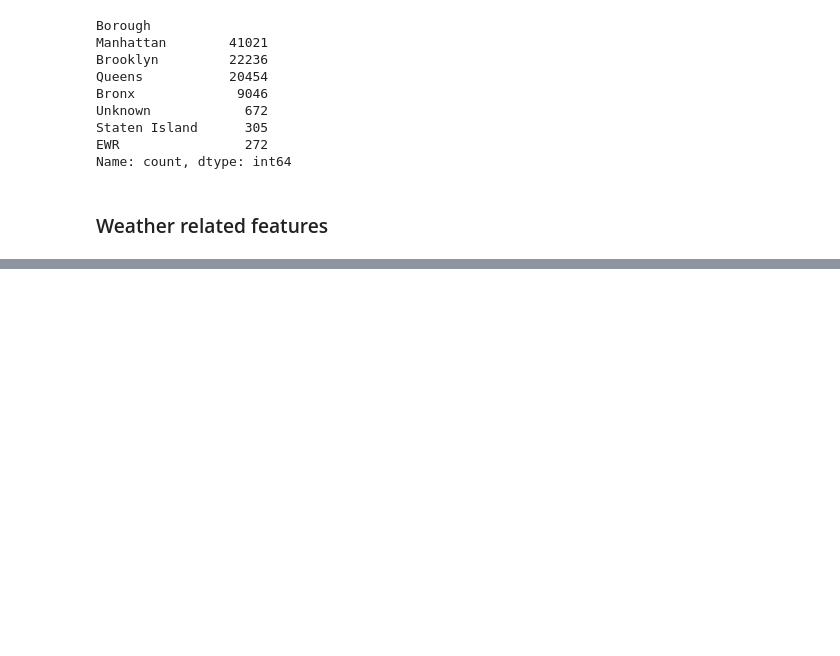
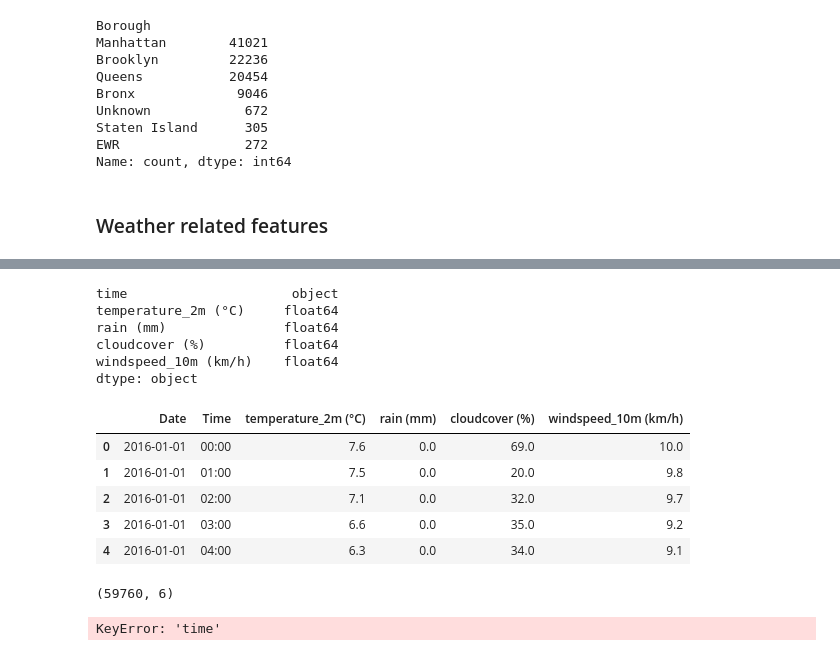
Before and after one commit to AndreaMaratova/New-York-Taxi-Analysis, a Jupyter notebook: Presentable notebook.ipynb, the cells around one changed output, grey strips where cells are left out. Saved outputs shown, nothing was run; the diff lists cells and outputs as text; code cells hidden in the pictures; blank space fills up the shorter version.

```diff
--- a/Presentable notebook.ipynb
+++ b/Presentable notebook.ipynb
@@ -626,0 +630,3 @@ Name: count, dtype: int64
+# %%
+nyc_weather_updated = nyc_weather[["time", "temperature_2m (°C)", "rain (mm)", "cloudcover (%)", "windspeed_10m (km/h)"]]
+nyc_weather_updated.head()
@@ -626,0 +640,32 @@ Name: count, dtype: int64
+# %%
+nyc_weather_updated.dtypes
+# %% [output]
+time                     object
+temperature_2m (°C)     float64
+rain (mm)               float64
+cloudcover (%)          float64
+windspeed_10m (km/h)    float64
+dtype: object
+# %%
+nyc_weather_updated = nyc_weather_updated[nyc_weather_updated['time'].notna()]
+nyc_weather_updated = nyc_weather_updated[nyc_weather_updated['time'].str.contains('T')]
+# %%
+nyc_weather_updated.head()
+# %% [output]
+|  | Date | Time | temperature_2m (°C) | rain (mm) | cloudcover (%) | windspeed_10m (km/h) |
+| 0 | 2016-01-01 | 00:00 | 7.6 | 0.0 | 69.0 | 10.0 |
+| 1 | 2016-01-01 | 01:00 | 7.5 | 0.0 | 20.0 | 9.8 |
+| 2 | 2016-01-01 | 02:00 | 7.1 | 0.0 | 32.0 | 9.7 |
+| 3 | 2016-01-01 | 03:00 | 6.6 | 0.0 | 35.0 | 9.2 |
+| 4 | 2016-01-01 | 04:00 | 6.3 | 0.0 | 34.0 | 9.1 |
+# %%
+print(nyc_weather_updated.shape)
+# %% [output]
+(59760, 6)
+# %%
+nyc_weather_updated['time'] = pd.to_datetime(nyc_weather_updated['time'], errors='coerce')
+
+nyc_weather_updated['Date'] = nyc_weather_updated['time'].dt.date
+nyc_weather_updated['Time'] = nyc_weather_updated['time'].dt.strftime('%H:%M')
+# %% [output]
+KeyError: 'time'
```
Also changed, not shown: parts of 16 cells of this notebook.
